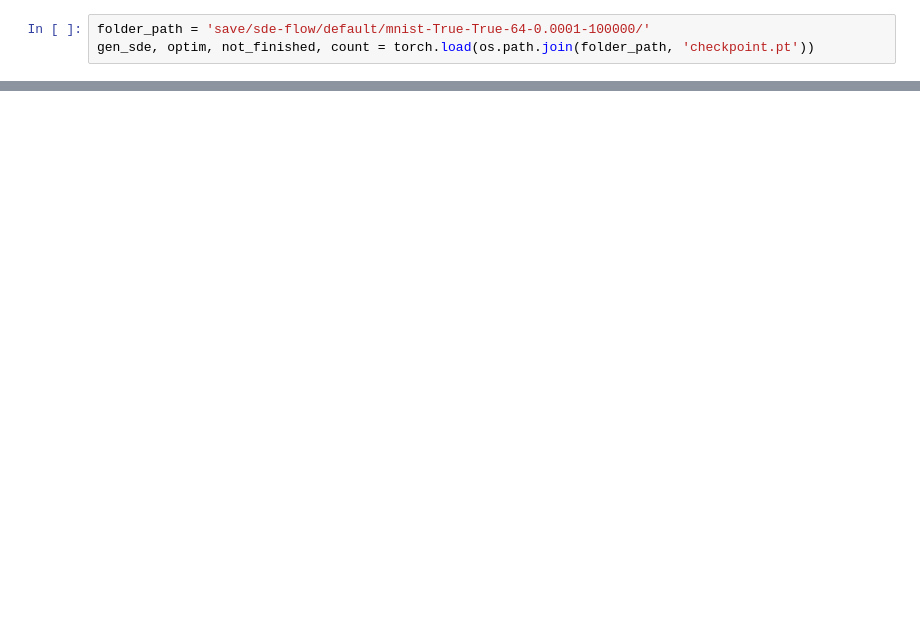
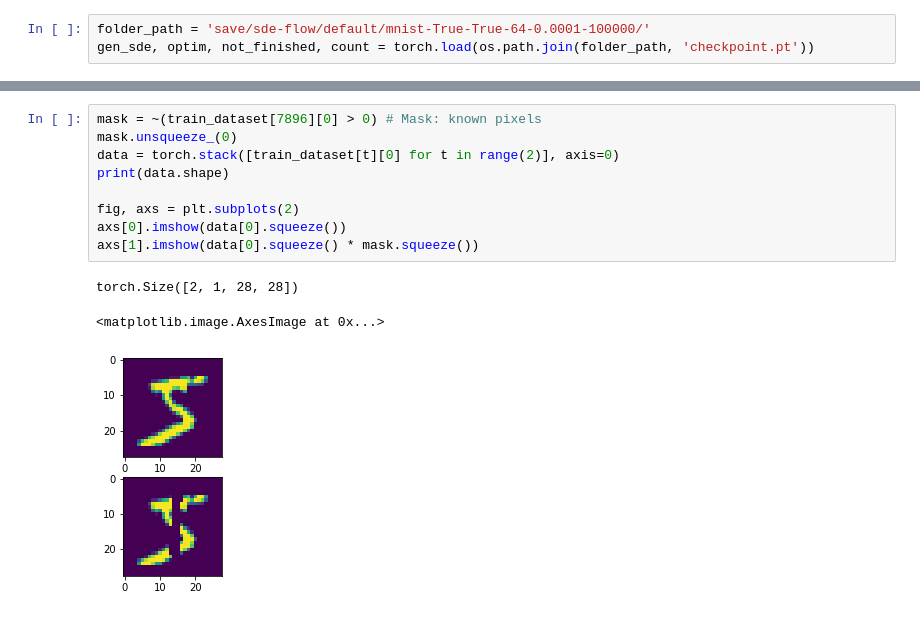
Before and after one commit to TerryLiu2k/bayesian_project, a Jupyter notebook: score.ipynb, the cells around one changed output, grey strips where cells are left out. Drawn from its saved outputs; the diff is of its cells as text; blank space fills up the shorter version.

```diff
--- a/score.ipynb
+++ b/score.ipynb
@@ -38,0 +43,13 @@ axs[1][3].imshow(y7.squeeze())
+# %%
+mask = ~(train_dataset[7896][0] > 0) # Mask: known pixels
+mask.unsqueeze_(0)
+data = torch.stack([train_dataset[t][0] for t in range(2)], axis=0)
+print(data.shape)
+
+fig, axs = plt.subplots(2)
+axs[0].imshow(data[0].squeeze())
+axs[1].imshow(data[0].squeeze() * mask.squeeze())
+# %% [output]
+torch.Size([2, 1, 28, 28])
+<matplotlib.image.AxesImage at 0x...>
+[figure, added]
```
Also changed, not shown: parts of 8 cells of this notebook, 2 other files.
